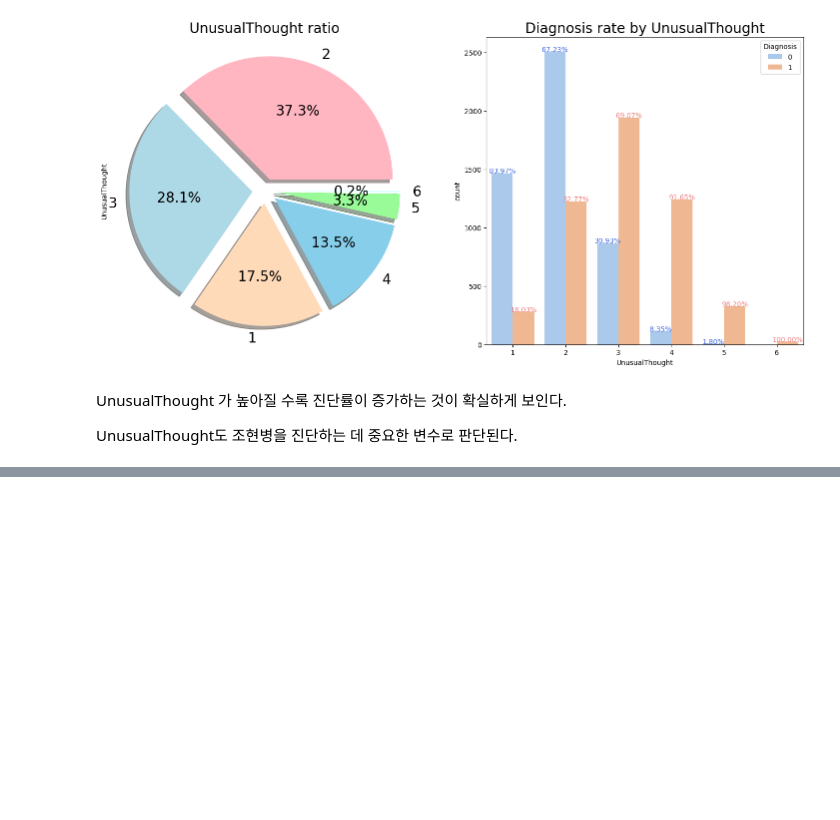
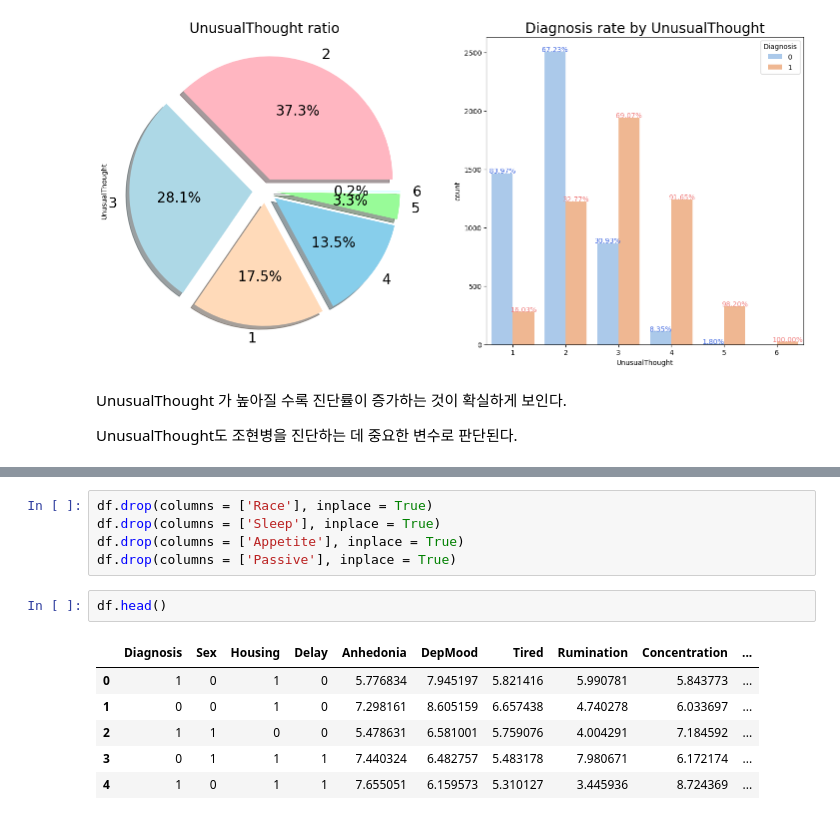
Before and after one commit to fud200/WASSUP_Project_team7, a Jupyter notebook: EDA_FINAL.ipynb, the cells around one changed output, grey strips where cells are left out. Saved outputs shown, nothing was run; the diff lists cells and outputs as text; blank space fills up the shorter version.

```diff
--- a/EDA_FINAL.ipynb
+++ b/EDA_FINAL.ipynb
@@ -946,0 +981,14 @@ UnusualThought도 조현병을 진단하는 데 중요한 변수로 판단된다
+# %%
+df.drop(columns = ['Race'], inplace = True)
+df.drop(columns = ['Sleep'], inplace = True)
+df.drop(columns = ['Appetite'], inplace = True)
+df.drop(columns = ['Passive'], inplace = True)
+# %%
+df.head()
+# %% [output]
+|  | Diagnosis | Sex | Housing | Delay | Anhedonia | DepMood | Tired | Rumination | Concentration | ... |
+| 0 | 1 | 0 | 1 | 0 | 5.776834 | 7.945197 | 5.821416 | 5.990781 | 5.843773 | ... |
+| 1 | 0 | 0 | 1 | 0 | 7.298161 | 8.605159 | 6.657438 | 4.740278 | 6.033697 | ... |
+| 2 | 1 | 1 | 0 | 0 | 5.478631 | 6.581001 | 5.759076 | 4.004291 | 7.184592 | ... |
+| 3 | 0 | 1 | 1 | 1 | 7.440324 | 6.482757 | 5.483178 | 7.980671 | 6.172174 | ... |
+| 4 | 1 | 0 | 1 | 1 | 7.655051 | 6.159573 | 5.310127 | 3.445936 | 8.724369 | ... |
```
Also changed, not shown: parts of 11 cells of this notebook.
